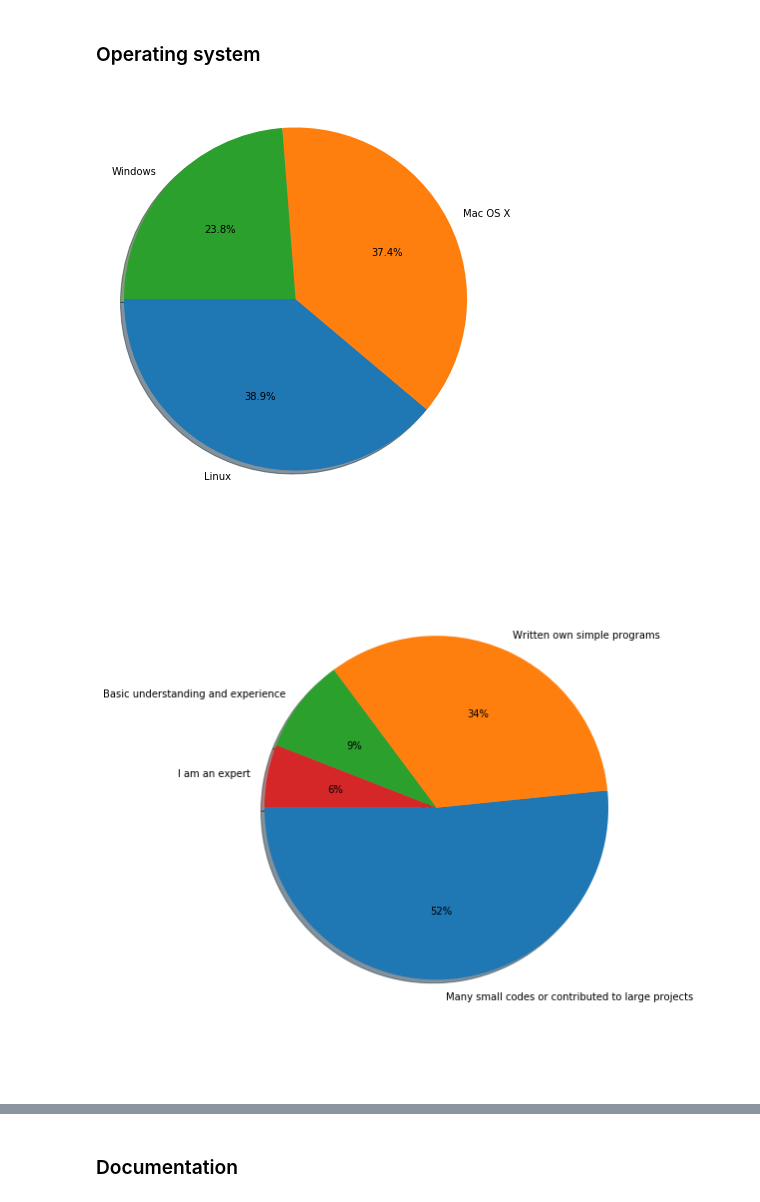
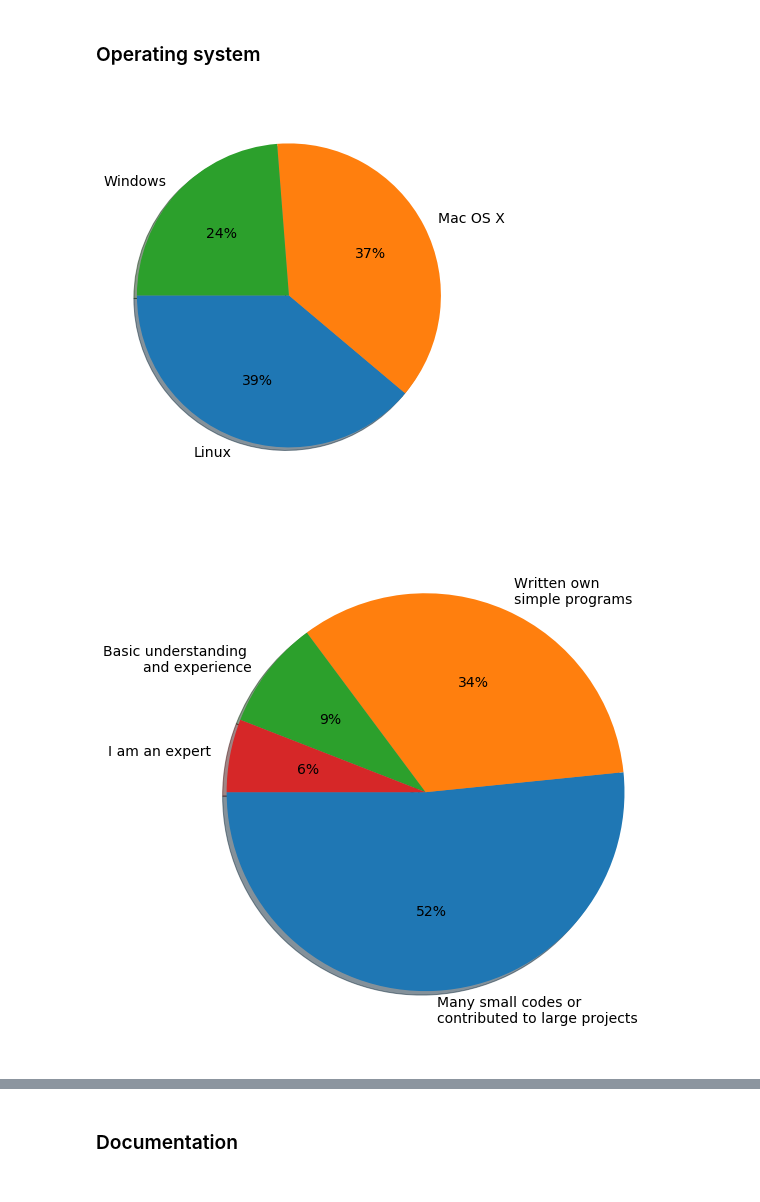
Before and after one commit to coderefinery/pre-workshop-survey, a Jupyter notebook: pre-workshop-analysis.ipynb, the cells around one changed output, grey strips where cells are left out. Saved outputs shown, nothing was run; the diff lists cells and outputs as text; code cells hidden in the pictures.

Commit message:
fix plot style and write to pngs

```diff
--- a/pre-workshop-analysis.ipynb
+++ b/pre-workshop-analysis.ipynb
@@ -88,3 +85,10 @@ ysize = 8
+# %%
+xsize = 8
+ysize = 8
+font = {'family' : 'normal',
+        'weight' : 'normal',
+        'size'   : 14}
+plt.rc('font', **font)
 # %% [markdown]
 ### Gender
 # %%
@@ -106,37 +111,40 @@ counts = df_survey[os].value_counts()
 values = counts.values
 labels = counts.index
 fig1, ax1 = plt.subplots(figsize=(xsize-2,ysize-2))
-ax1.pie(counts.values, labels=labels, autopct='%1.1f%%',
+ax1.pie(counts.values, labels=labels, autopct='%1.0f%%',
         shadow=True, startangle=180)
 ax1.axis('equal')  # Equal aspect ratio ensures that pie is drawn as a circle.
 ax1.figure.tight_layout()
+plt.savefig("img/operatingsystems.png")
 # %% [output]
-[figure, old version]
+[figure, new version]
 # %%
+plt.rc('font', **font)
 experience='How would you describe your <strong>programming experience</strong>?'
 counts = df_survey[experience].value_counts()
 
 # renaming for less cluttering
 counts.rename({"I have written many small codes and/or contributed to large complex software":
-                   "Many small codes or contributed to large projects"}, inplace=True)
+                   "Many small codes or \ncontributed to large projects"}, inplace=True)
 counts.rename({"I have written my own simple programs":
-                   "Written own simple programs"}, inplace=True)
+                   "Written own \nsimple programs"}, inplace=True)
 counts.rename({"Basic understanding and experience, I have looked through code and made minor adjustments":
-                   "Basic understanding and experience"}, inplace=True)
+                   "Basic understanding \nand experience"}, inplace=True)
 counts.rename({"I have no programming experience":
                    "No programming experience"}, inplace=True)
 
 counts.drop(labels="No programming experience", inplace=True)
 
 values = counts.values
 labels = counts.index
 fig1, ax1 = plt.subplots(figsize=(xsize,ysize))
 ax1.pie(counts.values, labels=labels, autopct='%1.0f%%',
         shadow=True, startangle=180)
 ax1.axis('equal')  # Equal aspect ratio ensures that pie is drawn as a circle.
 ax1.figure.tight_layout()
+plt.savefig("img/programming-experience.png")
 # %% [output]
-[figure, old version]
+[figure, new version]
 # %%
 version_control = ["I don't use version control and I don't know what it is",
                    "I don't use version control but I know what it is",
```
Also changed, not shown: parts of 5 cells of this notebook, 6 other files.
